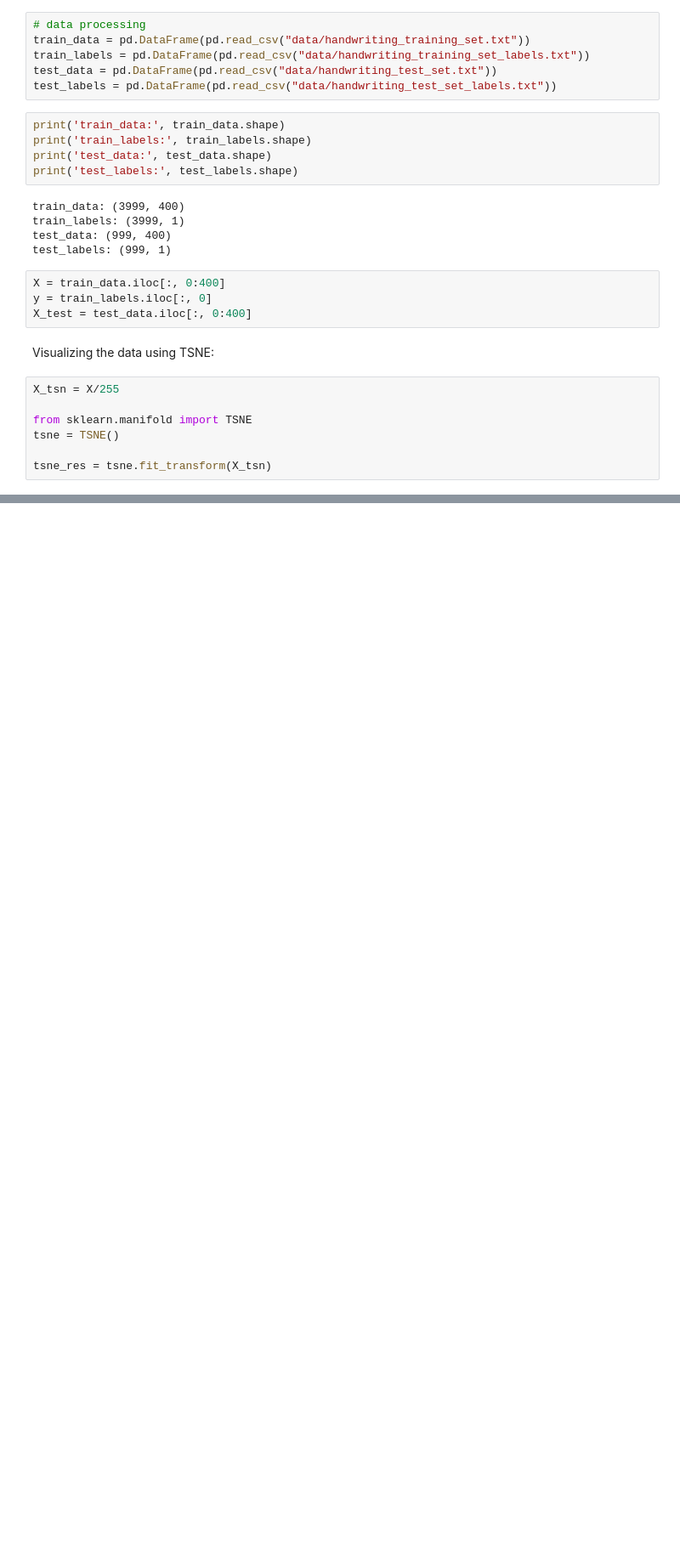
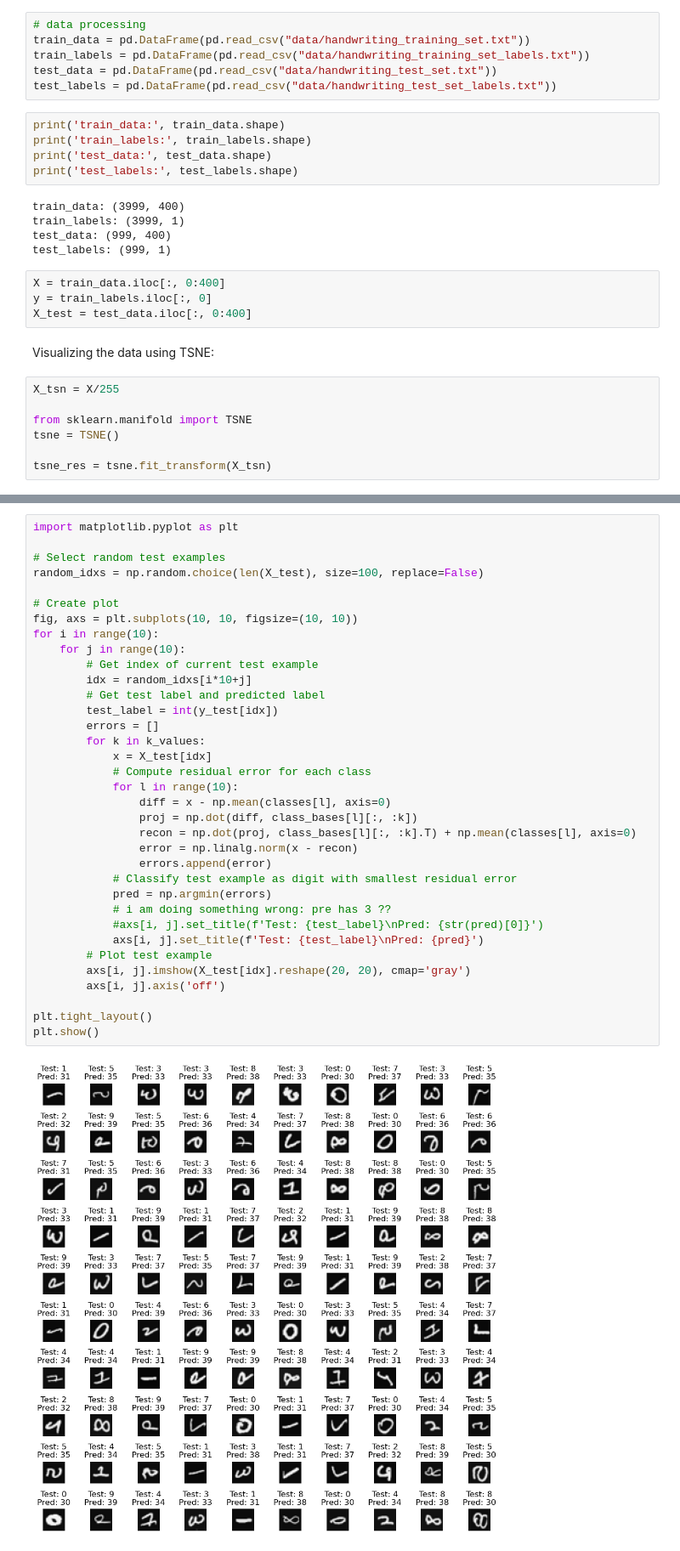
Before and after one commit to zeealhelfie/Math425-Final-Project, a Jupyter notebook: section#3/classifications.ipynb, the cells around one changed output, grey strips where cells are left out. Shown at 85% size. Cells and saved outputs as stored; diff of their text form; blank space fills up the shorter version.

```diff
--- a/section#3/classifications.ipynb
+++ b/section#3/classifications.ipynb
@@ -202,0 +183,37 @@ plt.show()
+# %%
+import matplotlib.pyplot as plt
+
+# Select random test examples
+random_idxs = np.random.choice(len(X_test), size=100, replace=False)
+
+# Create plot
+fig, axs = plt.subplots(10, 10, figsize=(10, 10))
+for i in range(10):
+    for j in range(10):
+        # Get index of current test example
+        idx = random_idxs[i*10+j]
+        # Get test label and predicted label
+        test_label = int(y_test[idx])
+        errors = []
+        for k in k_values:
+            x = X_test[idx]
+            # Compute residual error for each class
+            for l in range(10):
+                diff = x - np.mean(classes[l], axis=0)
+                proj = np.dot(diff, class_bases[l][:, :k])
+                recon = np.dot(proj, class_bases[l][:, :k].T) + np.mean(classes[l], axis=0)
+                error = np.linalg.norm(x - recon)
+                errors.append(error)
+            # Classify test example as digit with smallest residual error
+            pred = np.argmin(errors)
+            # i am doing something wrong: pre has 3 ??
+            #axs[i, j].set_title(f'Test: {test_label}\nPred: {str(pred)[0]}')
+            axs[i, j].set_title(f'Test: {test_label}\nPred: {pred}')
+        # Plot test example
+        axs[i, j].imshow(X_test[idx].reshape(20, 20), cmap='gray')
+        axs[i, j].axis('off')
+
+plt.tight_layout()
+plt.show()
+# %% [output]
+[figure, added]
```
Also changed, not shown: parts of 13 cells of this notebook, 1 other file.
